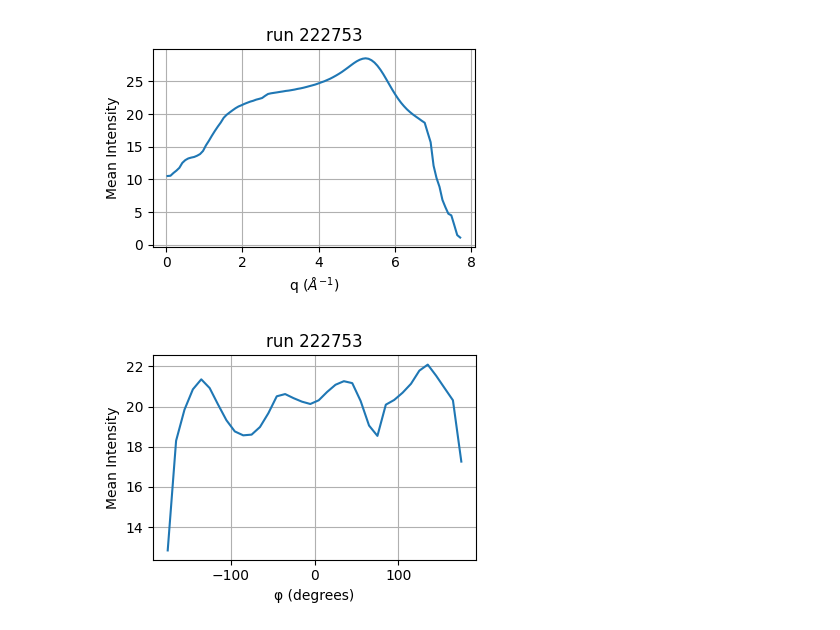
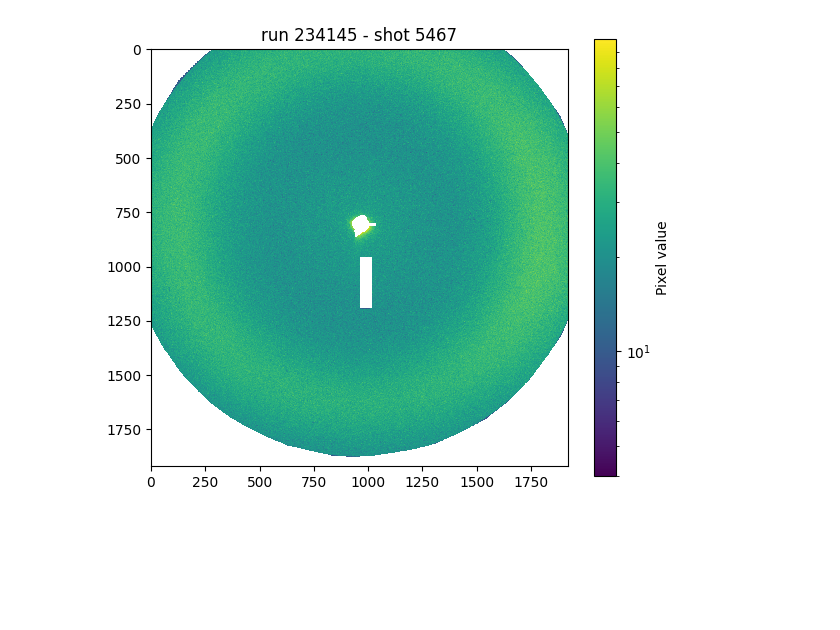
Before and after one commit to fperakis/SACLA_2025A8039, a Jupyter notebook: Analysis/01_analyse_run.ipynb, the cells around one changed output. Cells and saved outputs as stored; diff of their text form; code cells hidden in the pictures; blank space fills up the shorter version.

```diff
--- a/Analysis/01_analyse_run.ipynb
+++ b/Analysis/01_analyse_run.ipynb
@@ -69,29 +235,18 @@ plt.show()
-# %%
-# Mean I(q) over all shots and phi
-I_mean_q = np.mean(I, axis=(0, 1))
-
-# Mean I(phi) over all shots and q
-I_mean_phi = np.mean(I, axis=(0, 2))
-
-# Plot I(q)
-plt.figure(figsize=(4, 3))
-plt.plot(q, I_mean_q)
-plt.xlabel("q ($\AA^{-1}$)")
-plt.ylabel("Mean Intensity")
-plt.title(r"run %i"%(int(run_number)))
-plt.grid(True)
-plt.tight_layout()
-plt.show()
-
-# Plot I(phi)
-plt.figure(figsize=(4, 3))
-plt.plot(phi, I_mean_phi)
-plt.xlabel("φ (degrees)")
-plt.ylabel("Mean Intensity")
-plt.title(r"run %i"%(int(run_number)))
-plt.grid(True)
-plt.tight_layout()
-plt.show()
-# %% [output]
-[figure, removed]
-[figure, removed]
+# %%
+from matplotlib.colors import LogNorm
+
+# == Load and plot one shot from raw data
+shot=5467
+raw_path = raw_data_dir+f"234143/data_{shot:06}.img"
+raw_image=mpimg.imread(raw_path)
+mask_path = "/home/myeongsik/mask_234110.npy"
+mask = np.load(mask_path)
+
+plt.figure(figsize=(6, 5))
+plt.imshow(raw_image*(~mask.astype(bool)), norm=LogNorm(), interpolation="none")
+plt.colorbar(label="Pixel value")
+plt.title(r"run %i - shot %i"%(int(run_number), shot))
+plt.tight_layout()
+plt.show()
+# %% [output]
+[figure, added]
```
Also changed, not shown: parts of 13 cells of this notebook, 6 other files.
